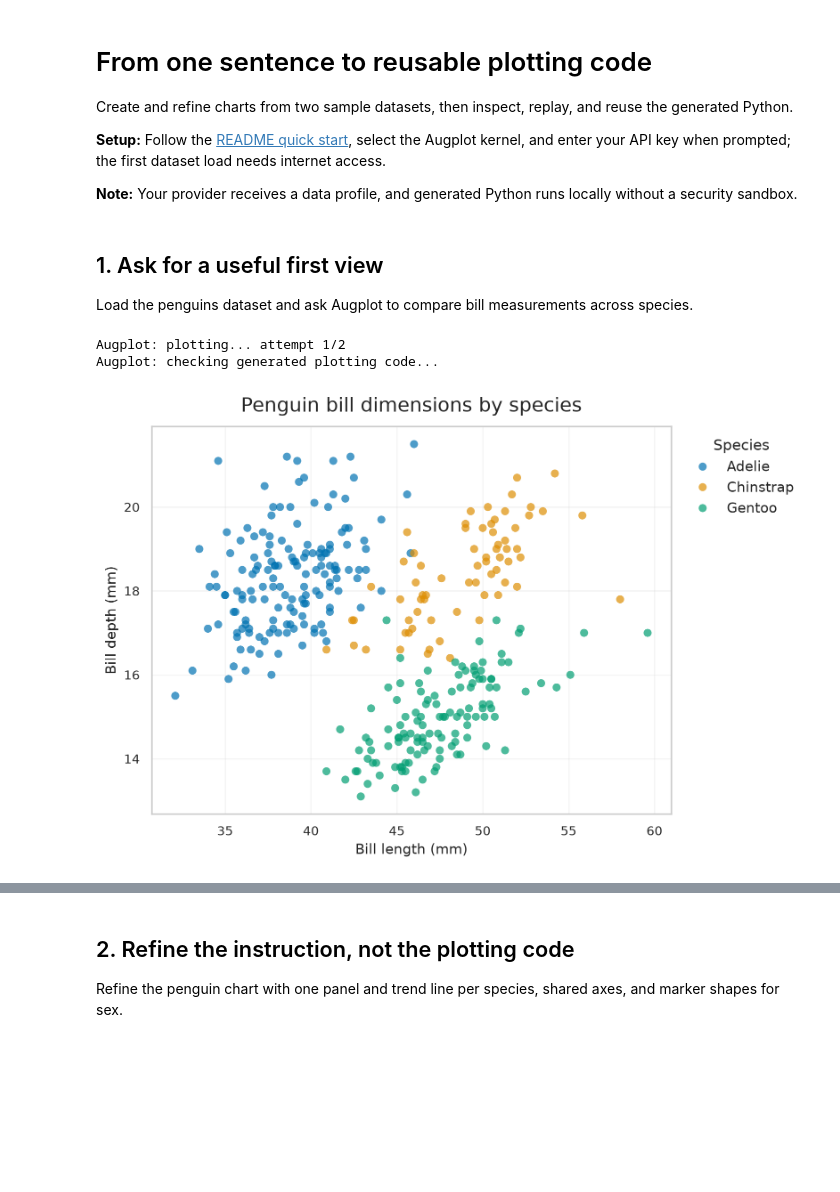
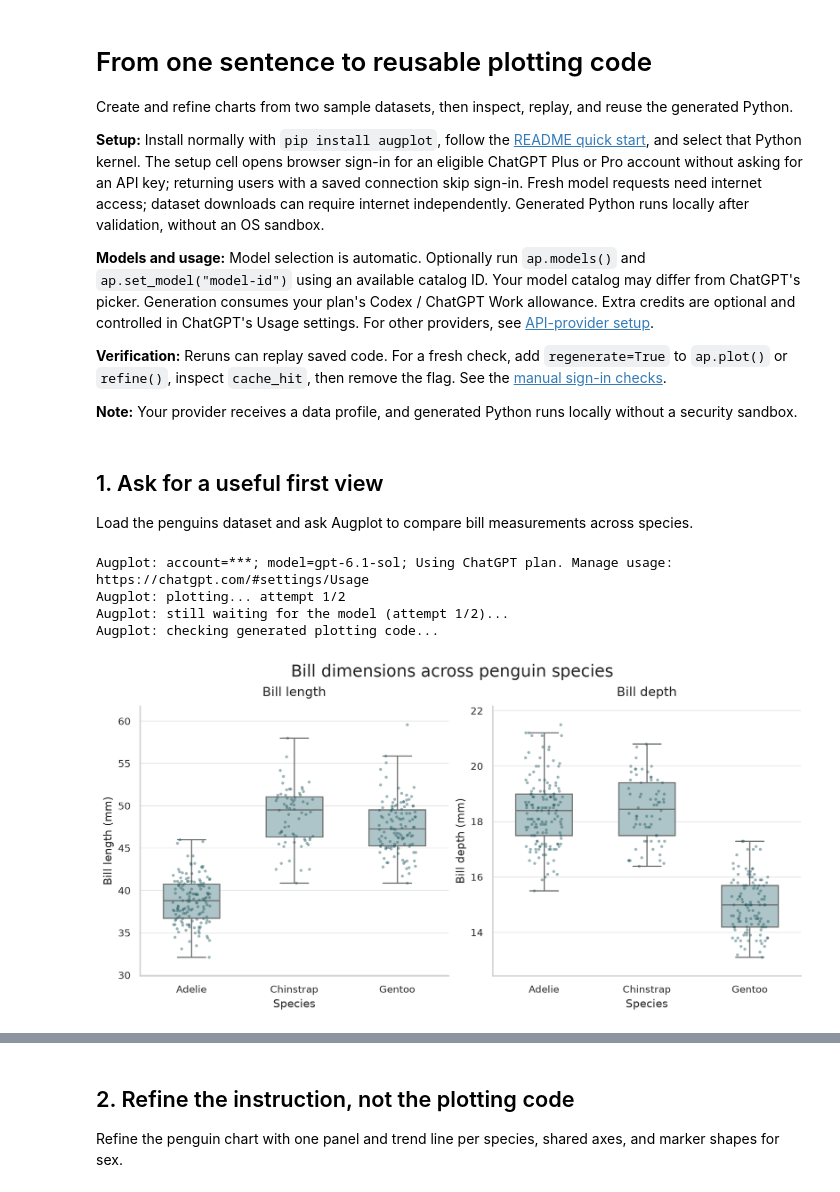
Before and after one commit to egpand/augplot, a Jupyter notebook: examples/quickstart.ipynb, the cells around one changed output, grey strips where cells are left out. Drawn from its saved outputs; the diff is of its cells as text; code cells hidden in the pictures; blank space fills up the shorter version.

```diff
--- a/examples/quickstart.ipynb
+++ b/examples/quickstart.ipynb
@@ -3,7 +3,12 @@
 
 Create and refine charts from two sample datasets, then inspect, replay, and reuse the generated Python.
 
-**Setup:** Follow the [README quick start](../README.md#quick-start), select the Augplot kernel, and enter your API key when prompted; the first dataset load needs internet access.
+**Setup:** Install normally with `pip install augplot`, follow the [README quick start](../README.md#quick-start), and select that Python kernel. The setup cell opens browser sign-in for an eligible ChatGPT Plus or Pro account without asking for an API key; returning users with a saved connection skip sign-in. Fresh model requests need internet access; dataset downloads can require internet independently. Generated Python runs locally after validation, without an OS sandbox.
+
+**Models and usage:** Model selection is automatic. Optionally run `ap.models()` and `ap.set_model("model-id")` using an available catalog ID. Your model catalog may differ from ChatGPT's picker. Generation consumes your plan's Codex / ChatGPT Work allowance. Extra credits are optional and controlled in ChatGPT's Usage settings. For other providers, see [API-provider setup](../README.md#api-provider-setup).
+
+**Verification:** Reruns can replay saved code. For a fresh check, add `regenerate=True` to `ap.plot()` or `refine()`, inspect `cache_hit`, then remove the flag. See the [manual sign-in checks](../docs/api.md#manually-check-the-sign-in-workflow).
+
 
 **Note:** Your provider receives a data profile, and generated Python runs locally without a security sandbox.
 # %%
@@ -21,15 +28,18 @@ Load the penguins dataset and ask Augplot to compare bill measurements across sp
 # %%
 penguin_prompt = "Compare bill length and depth across penguin species."
 penguins = ap.load_sns_dataset("penguins")
 plt = ap.plot(
     penguins,
     backend="seaborn",
     prompt=penguin_prompt,
+    auth="chatgpt",
 )
 # %% [output]
+Augplot: account=***; model=gpt-6.1-sol; Using ChatGPT plan. Manage usage: https://chatgpt.com/#settings/Usage
 Augplot: plotting... attempt 1/2
+Augplot: still waiting for the model (attempt 1/2)...
 Augplot: checking generated plotting code...
-[figure, old version]
+[figure, new version]
 # %%
 print(plt.explanation)
 print("Reused saved code:", plt.cache_hit)
```
Also changed, not shown: parts of 9 cells of this notebook, 22 other files.
